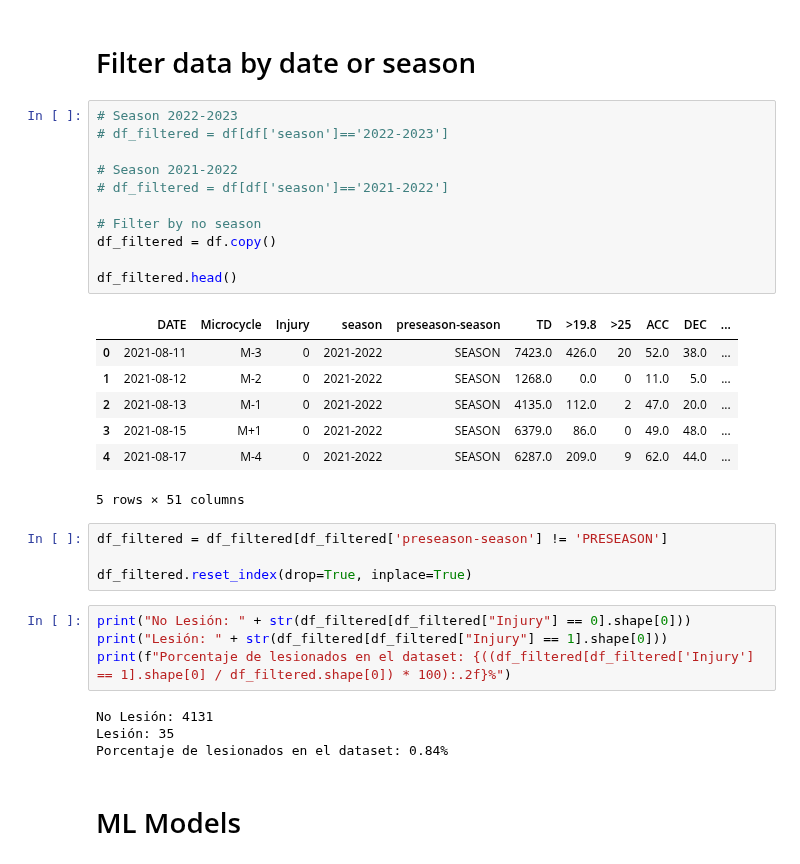
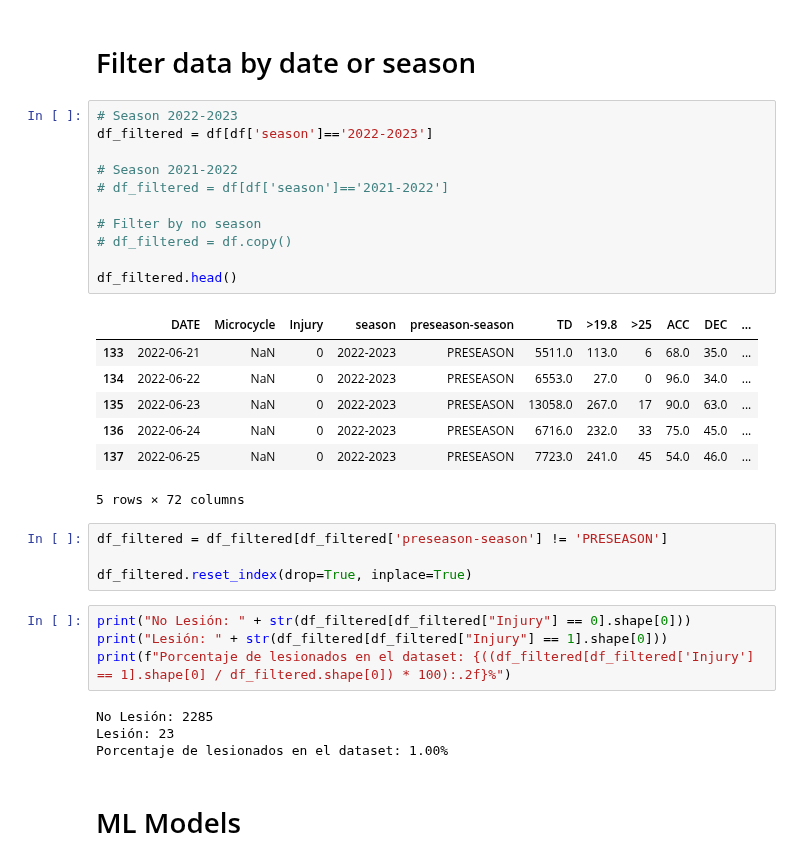
Before and after one commit to Tommy-Las/WatfordFC, a Jupyter notebook: ML_Model.ipynb, the cells around one changed output. Cells and saved outputs as stored; diff of their text form.

```diff
--- a/ML_Model.ipynb
+++ b/ML_Model.ipynb
@@ -127,23 +127,23 @@ print(vif_data)
 # Filter data by date or season
 # %%
 # Season 2022-2023
-# df_filtered = df[df['season']=='2022-2023']
+df_filtered = df[df['season']=='2022-2023']
 
 # Season 2021-2022
 # df_filtered = df[df['season']=='2021-2022']
 
 # Filter by no season
-df_filtered = df.copy()
+# df_filtered = df.copy()
 
 df_filtered.head()
 # %% [output]
 |  | DATE | Microcycle | Injury | season | preseason-season | TD | >19.8 | >25 | ACC | DEC | ... |
-| 0 | 2021-08-11 | M-3 | 0 | 2021-2022 | SEASON | 7423.0 | 426.0 | 20 | 52.0 | 38.0 | ... |
-| 1 | 2021-08-12 | M-2 | 0 | 2021-2022 | SEASON | 1268.0 | 0.0 | 0 | 11.0 | 5.0 | ... |
-| 2 | 2021-08-13 | M-1 | 0 | 2021-2022 | SEASON | 4135.0 | 112.0 | 2 | 47.0 | 20.0 | ... |
-| 3 | 2021-08-15 | M+1 | 0 | 2021-2022 | SEASON | 6379.0 | 86.0 | 0 | 49.0 | 48.0 | ... |
-| 4 | 2021-08-17 | M-4 | 0 | 2021-2022 | SEASON | 6287.0 | 209.0 | 9 | 62.0 | 44.0 | ... |
+| 133 | 2022-06-21 | NaN | 0 | 2022-2023 | PRESEASON | 5511.0 | 113.0 | 6 | 68.0 | 35.0 | ... |
+| 134 | 2022-06-22 | NaN | 0 | 2022-2023 | PRESEASON | 6553.0 | 27.0 | 0 | 96.0 | 34.0 | ... |
+| 135 | 2022-06-23 | NaN | 0 | 2022-2023 | PRESEASON | 13058.0 | 267.0 | 17 | 90.0 | 63.0 | ... |
+| 136 | 2022-06-24 | NaN | 0 | 2022-2023 | PRESEASON | 6716.0 | 232.0 | 33 | 75.0 | 45.0 | ... |
+| 137 | 2022-06-25 | NaN | 0 | 2022-2023 | PRESEASON | 7723.0 | 241.0 | 45 | 54.0 | 46.0 | ... |
-5 rows × 51 columns
+5 rows × 72 columns
 # %%
 df_filtered = df_filtered[df_filtered['preseason-season'] != 'PRESEASON']
 
@@ -153,9 +153,9 @@ print("No Lesión: " + str(df_filtered[df_filtered["Injury"] == 0].shape[0]))
 print("Lesión: " + str(df_filtered[df_filtered["Injury"] == 1].shape[0]))
 print(f"Porcentaje de lesionados en el dataset: {((df_filtered[df_filtered['Injury'] == 1].shape[0] / df_filtered.shape[0]) * 100):.2f}%")
 # %% [output]
-No Lesión: 4131
-Lesión: 35
-Porcentaje de lesionados en el dataset: 0.84%
+No Lesión: 2285
+Lesión: 23
+Porcentaje de lesionados en el dataset: 1.00%
 # %% [markdown]
 # ML Models
 # %% [markdown]
```
Also changed, not shown: parts of 23 cells of this notebook, 3 other files.
